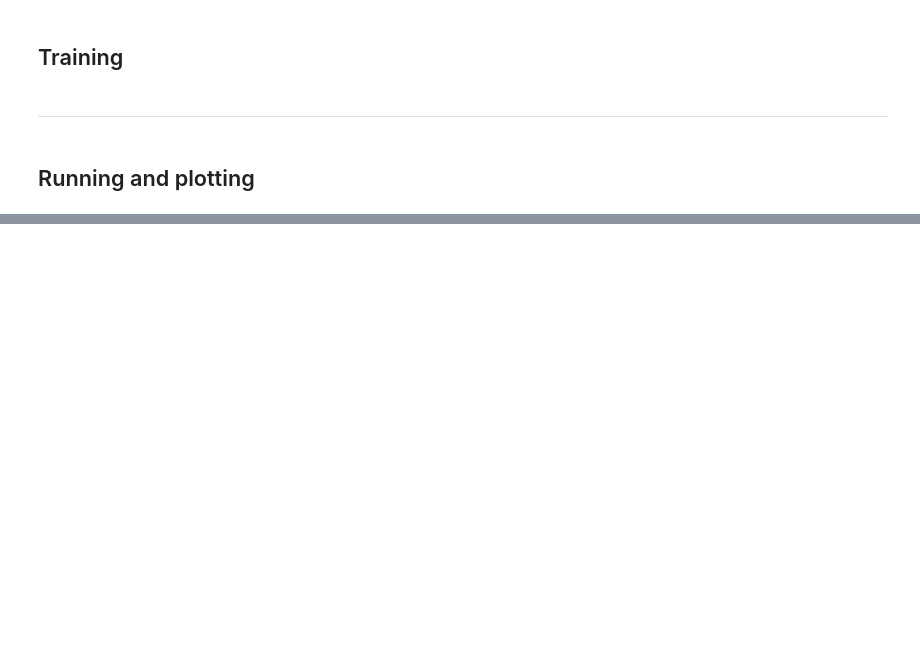
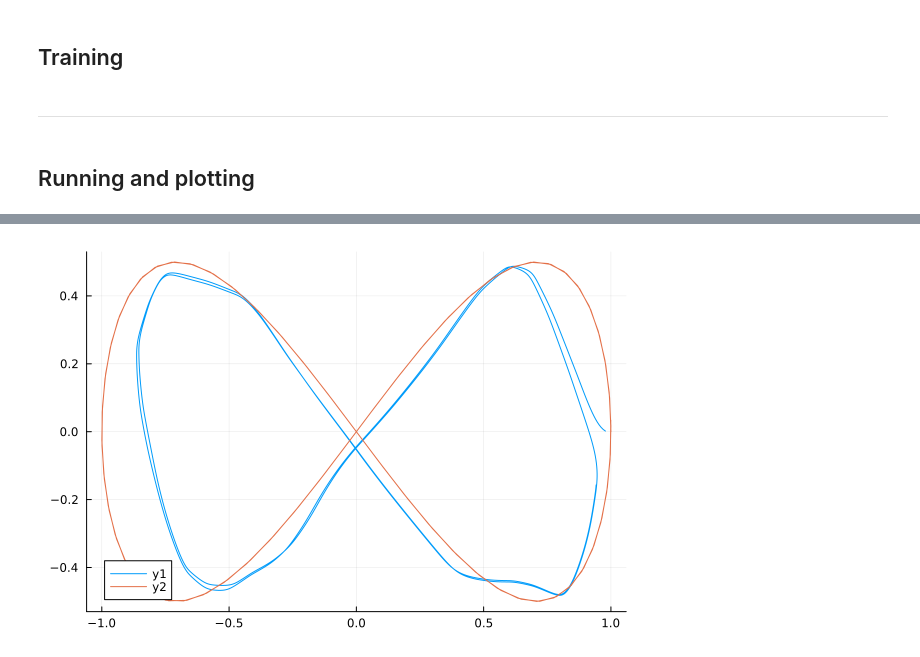
Before and after one commit to arnogranier/ELiSE.jl, a Jupyter notebook: continuous.ipynb, the cells around one changed output, grey strips where cells are left out. Drawn from its saved outputs; the diff is of its cells as text; code cells hidden in the pictures; blank space fills up the shorter version.

```diff
--- a/continuous.ipynb
+++ b/continuous.ipynb
@@ -97,0 +110,5 @@ Plots.plot!(p[:,1], p[:,2], p[:,3])
+# %%
+Plots.plot(u[1,end÷2+1:end], u[2,end÷2+1:end])
+Plots.plot!(p[:,1], p[:,2])
+# %% [output]
+[figure, added]
```
Also changed, not shown: parts of 13 cells of this notebook.
